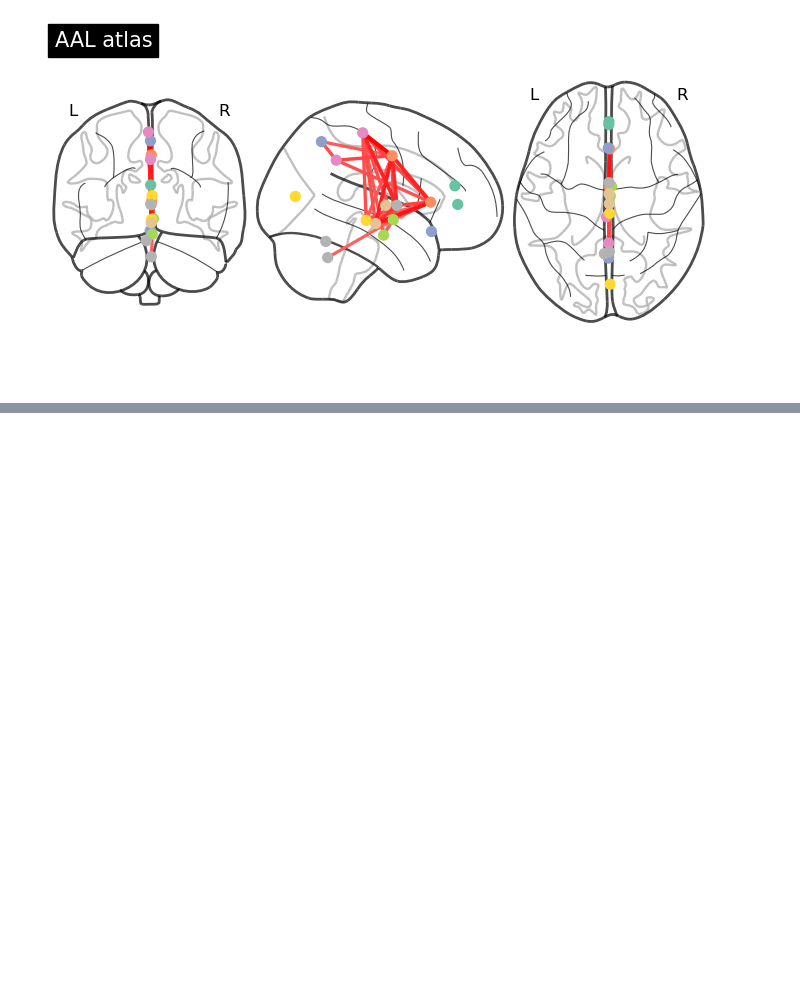
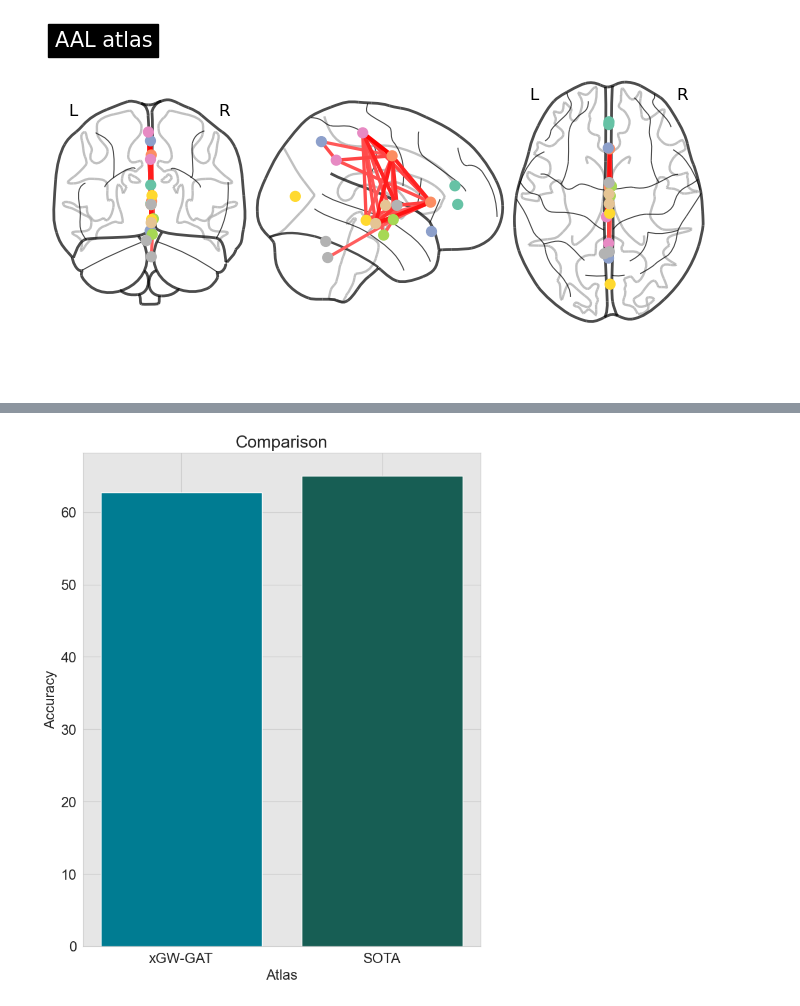
Before and after one commit to yanismiraoui/CNS-Research-YM, a Jupyter notebook: atlas_aggregation.ipynb, the cells around one changed output, grey strips where cells are left out. Drawn from its saved outputs; the diff is of its cells as text; code cells hidden in the pictures; blank space fills up the shorter version.

```diff
--- a/atlas_aggregation.ipynb
+++ b/atlas_aggregation.ipynb
@@ -889,0 +890,17 @@ plt.show()
+# %%
+# Create a histogram with accuracies for 3 models trained on HO, AAL and CC200
+import seaborn as sns
+import matplotlib.pyplot as plt
+sns.set_style('white')
+sns.set_style('whitegrid', {'axes.facecolor': '.9'})
+# make text font bigger
+plt.rcParams.update({'font.size': 16})
+plt.figure(figsize=(8, 10))
+plt.bar([0, 1], [62.70, 65], color=['#007c92', '#175e54', ])
+plt.xlabel('Atlas')
+plt.xticks([0, 1], ['xGW-GAT', 'SOTA'])
+plt.ylabel('Accuracy')
+plt.title('Comparison')
+plt.show()
+# %% [output]
+[figure, added]
```
Also changed, not shown: parts of 1 cell of this notebook, 6 other files.
